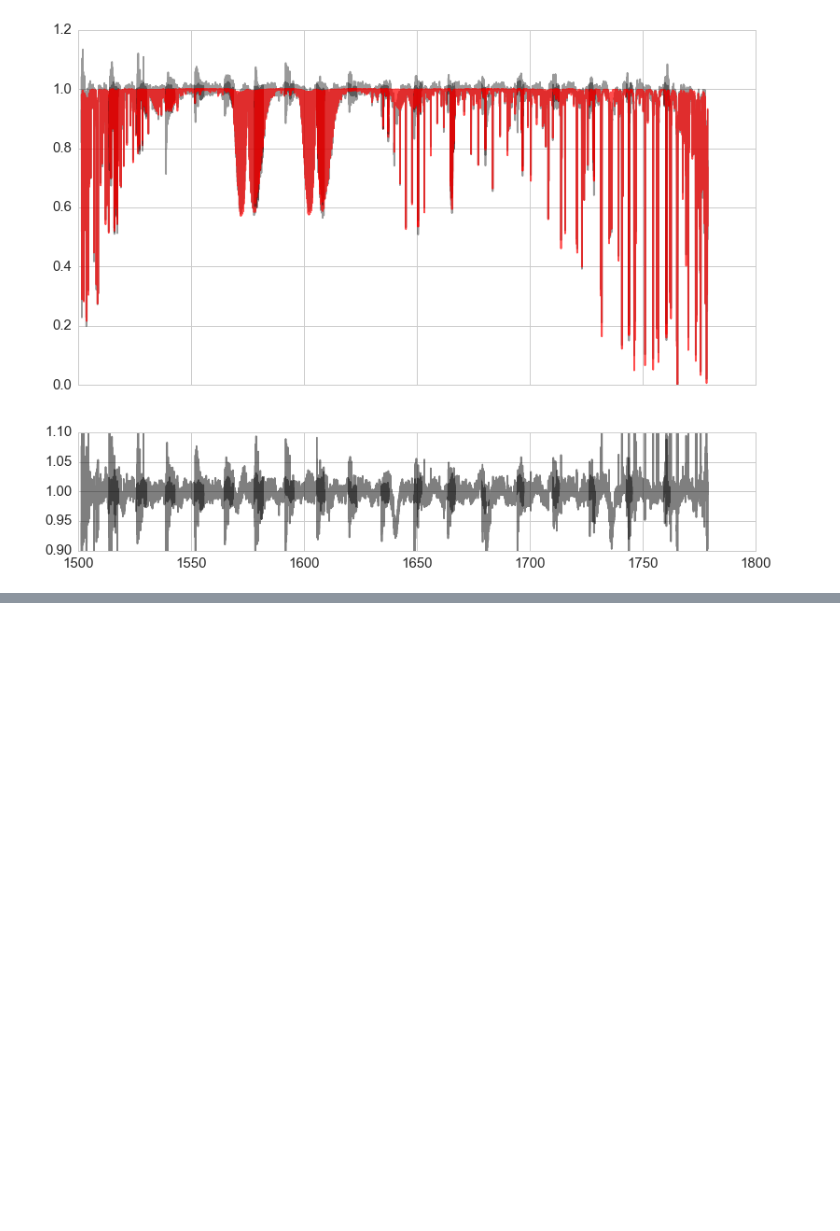
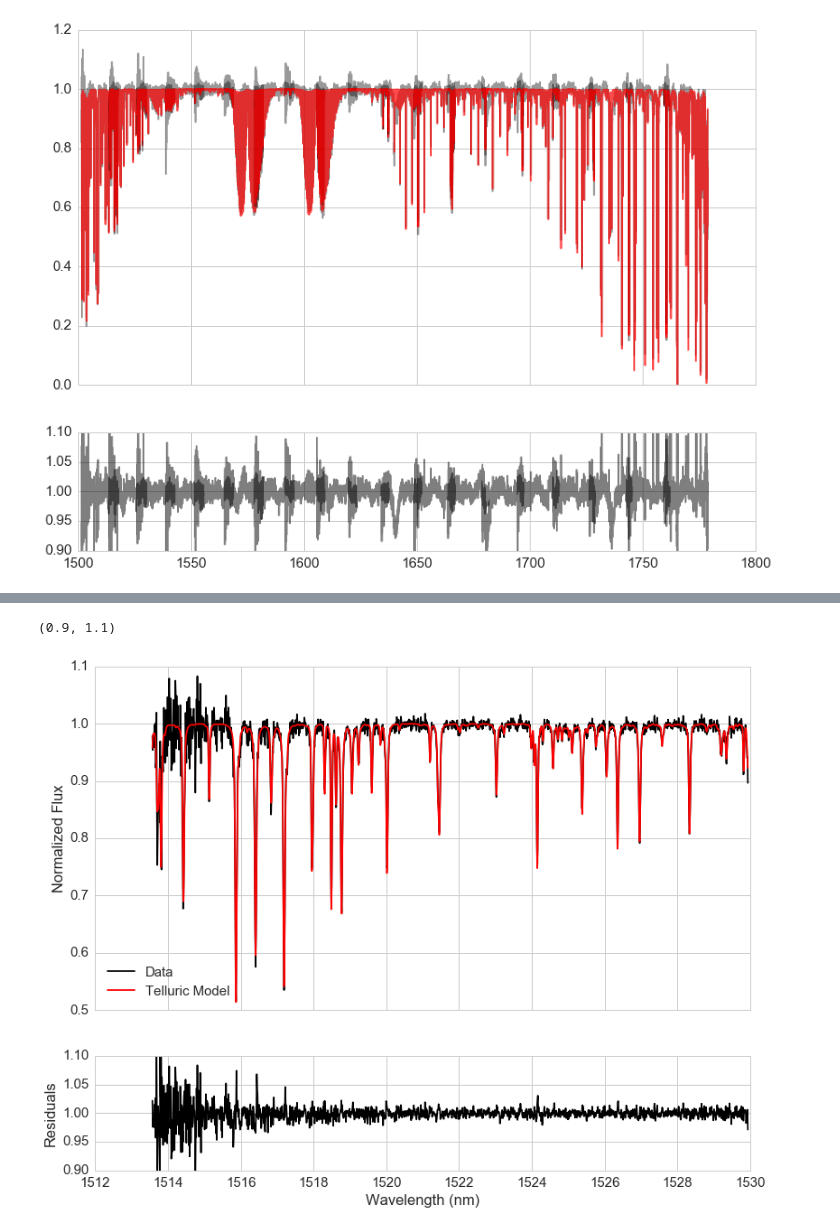
Before and after one commit to OttoStruve/TelFit_Tutorial, a Jupyter notebook: notebooks/Advanced.ipynb, the cells around one changed output, grey strips where cells are left out. Drawn from its saved outputs; the diff is of its cells as text; code cells hidden in the pictures; blank space fills up the shorter version.

```diff
--- a/notebooks/Advanced.ipynb
+++ b/notebooks/Advanced.ipynb
@@ -213,3 +209,0 @@ for par in (h2o, co2, ch4, co, n2o):
-# %%
-from astropy import units as u
-fitter.xunits = u.nm
@@ -217,0 +255,21 @@ fitter.GenerateModel??
+# %%
+# Get the new data (it has an updated wavelength axis)
+newdata = fitter.data
+
+fig, (top, bottom) = plt.subplots(2, 1, sharex=True, figsize=(13, 10),
+                                  gridspec_kw=dict(height_ratios=(3,1)))
+
+top.plot(newdata.x, newdata.y/newdata.cont, 'k-', label='Data')
+top.plot(model.x, model.y, 'r-', label='Telluric Model')
+bottom.plot(newdata.x, newdata.y/newdata.cont / model.y, 'k-')
+
+bottom.set_xlabel('Wavelength (nm)')
+bottom.set_ylabel('Residuals')
+top.set_ylabel('Normalized Flux')
+
+leg = top.legend(loc='best', fancybox=True)
+
+bottom.set_ylim((0.9, 1.1))
+# %% [output]
+(0.9, 1.1)
+[figure, added]
```
Also changed, not shown: parts of 5 cells of this notebook, 1 other file.
